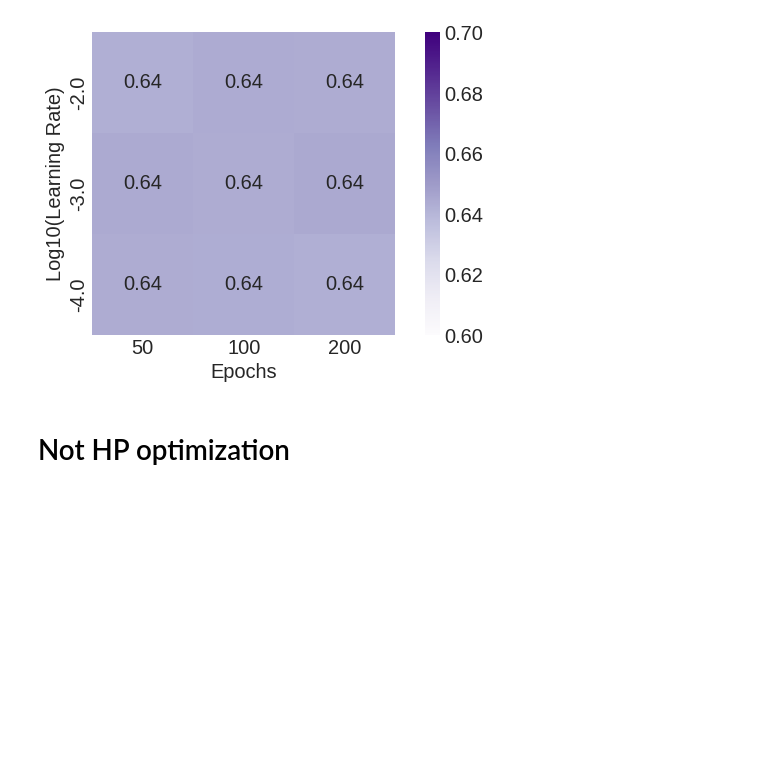
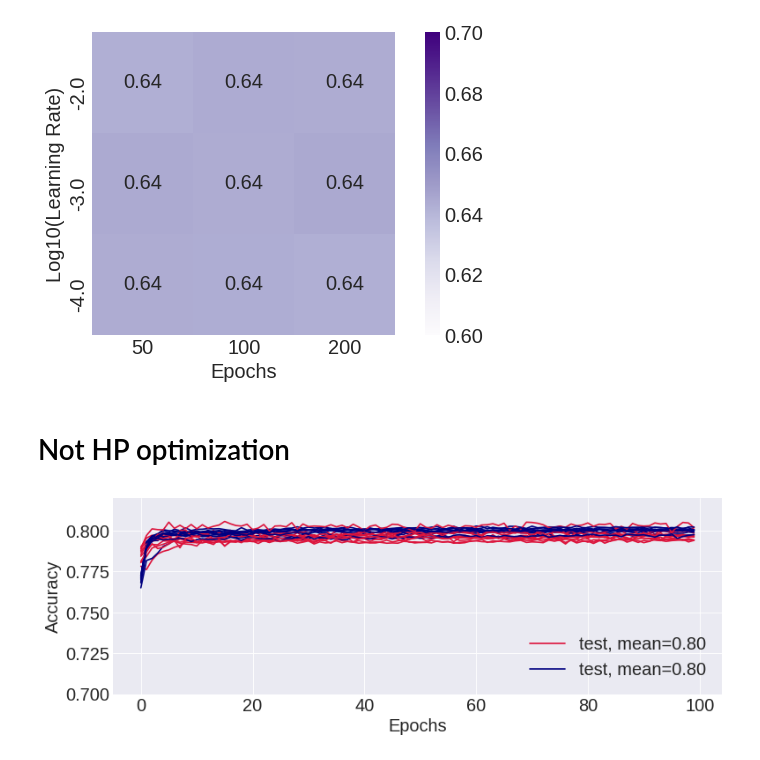
Before and after one commit to asdfbat/FYS-STK4155, a Jupyter notebook: Project2/src/credit_card_NN_TF.ipynb, the cells around one changed output. Cells and saved outputs as stored; diff of their text form; code cells hidden in the pictures; blank space fills up the shorter version.

```diff
--- a/Project2/src/credit_card_NN_TF.ipynb
+++ b/Project2/src/credit_card_NN_TF.ipynb
@@ -231,31 +231,32 @@ def nn_reg():
     model.add(Dense(16, input_shape=(nr_params,), activation="linear", kernel_initializer='random_uniform'))
     model.add(Dense(16, activation="relu", kernel_initializer='random_uniform'))
     model.add(Dense(1, activation="sigmoid", kernel_initializer='random_uniform'))
     model.compile(optimizer=opti, loss="binary_crossentropy",  metrics=["accuracy"])
     return model
 
 acc1 = []
 area1 = []
 plt.figure(figsize=(10,4))
 mean_acc_test = 0
 mean_acc_train = 0
 nr_averages = 10
 for i in trange(nr_averages):
     X_train, X_test, Y_train, Y_test = train_test_split(input_data, output_data, test_size=0.3)
     Scaler = preprocessing.StandardScaler()
     X_train_scaled = Scaler.fit_transform(X_train)
     X_test_scaled = Scaler.transform(X_test)
 
     reg = KerasRegressor(build_fn=nn_reg, batch_size=256, epochs=100, validation_data=(X_test_scaled, Y_test), verbose=0)
     history = reg.fit(X_train_scaled, Y_train)
-    Y_pred = reg.predict(X_test_scaled)
     mean_acc_test += history.history["val_accuracy"][-1]
     mean_acc_train += history.history["accuracy"][-1]
     plt.plot(history.history["val_accuracy"], c="crimson")
     plt.plot(history.history["accuracy"], c="navy")
 plt.legend([f"test, mean={mean_acc_test/nr_averages:.2f}", f"test, mean={mean_acc_train/nr_averages:.2f}"], loc=4)
 plt.xlabel("Epochs")
 plt.ylabel("Accuracy")
 plt.ylim(0.7, 0.82)
 plt.tight_layout()
 plt.savefig("../figs/CC_epochs_TF.pdf", bbox_inches="tight")
+# %% [output]
+[figure, added]
```
Also changed, not shown: parts of 2 cells of this notebook, 2 other files.
